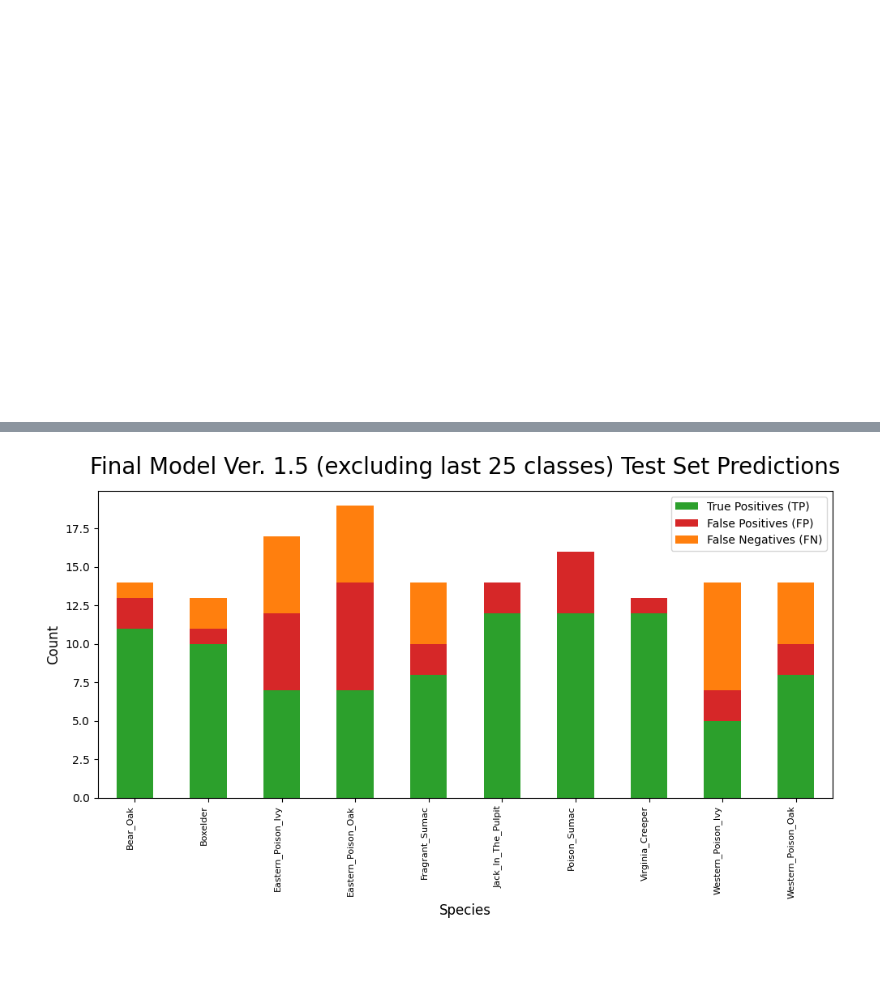
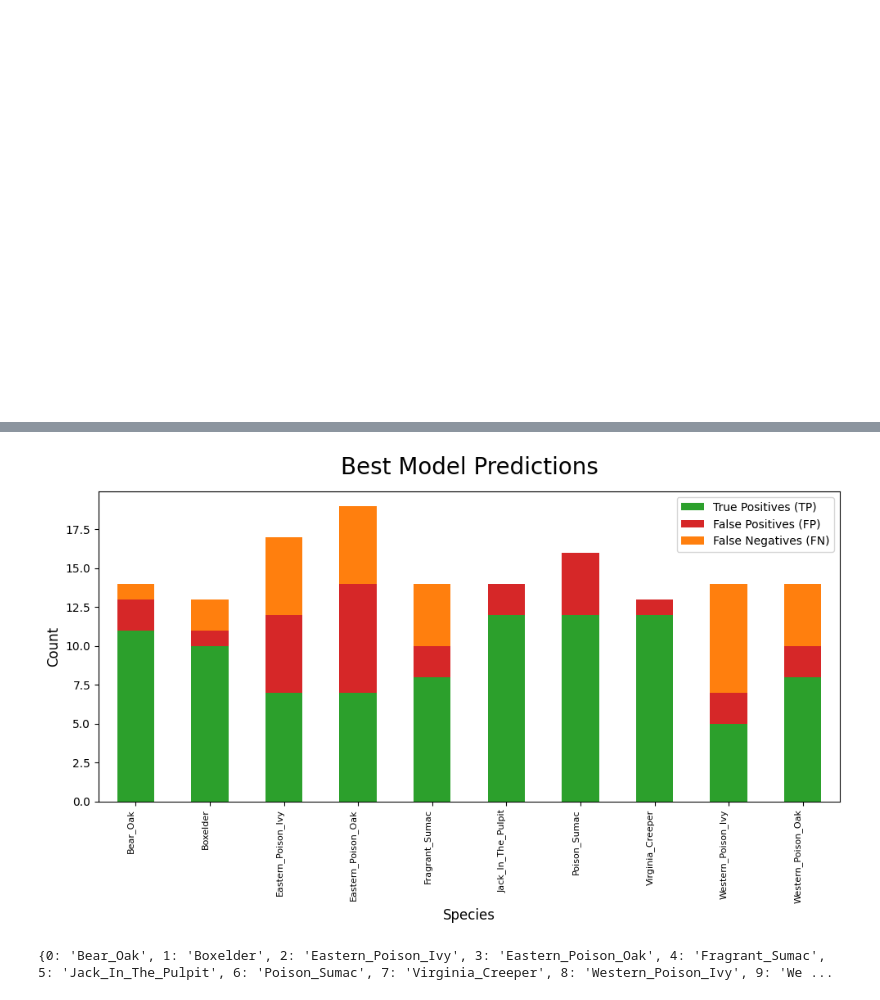
Before and after one commit to manha-star/Computer-Vision-Project, a Jupyter notebook: ComputerVisionProject.ipynb, the cells around one changed output, grey strips where cells are left out. Cells and saved outputs as stored; diff of their text form; code cells hidden in the pictures; blank space fills up the shorter version.

```diff
--- a/ComputerVisionProject.ipynb
+++ b/ComputerVisionProject.ipynb
@@ -658,29 +658,34 @@ F1_overall = np.mean(F1)
 # %%
 # gather labels
 class_names = list(currmodel.names.values())
 
 # create df using prediction values
 metrics_df = pd.DataFrame({
     'Class': class_names,
     'True Positives (TP)': TP,
     'False Positives (FP)': FP,
     'False Negatives (FN)': FN,
 })
 
 # figure (adjust size as needed) + axes
 fig, ax = plt.subplots(figsize=(10, 6))
 
 # bar plot + styling (adjust style as needed)
 metrics_df.plot(kind="bar", stacked=True, ax=ax, color=["#2ca02c", "#d62728", "#ff7f0e"])
 
-ax.set_title("Final Model Ver. 1.5 (excluding last 25 classes) Test Set Predictions", fontsize=20, pad=15)
+ax.set_title("Best Model Predictions", fontsize=20, pad=15)
 ax.set_xlabel("Species", fontsize=12)
 ax.set_ylabel("Count", fontsize=12)
 ax.set_xticklabels(class_names, fontsize=8, rotation=90, ha="right")
 
 plt.tight_layout()
 
 # save and download the img (change name to organize)
 fig.savefig("1.5_last25cut_test_prediction_breakdown.png", dpi=300)
 # %% [output]
-[figure, old version]
+[figure, new version]
+# %%
+#false positive of neg
+print(currmodel.names)
+# %% [output]
+{0: 'Bear_Oak', 1: 'Boxelder', 2: 'Eastern_Poison_Ivy', 3: 'Eastern_Poison_Oak', 4: 'Fragrant_Sumac', 5: 'Jack_In_The_Pulpit', 6: 'Poison_Sumac', 7: 'Virginia_Creeper', 8: 'Western_Poison_Ivy', 9: 'We ...
```
Also changed, not shown: parts of 1 cell of this notebook.
